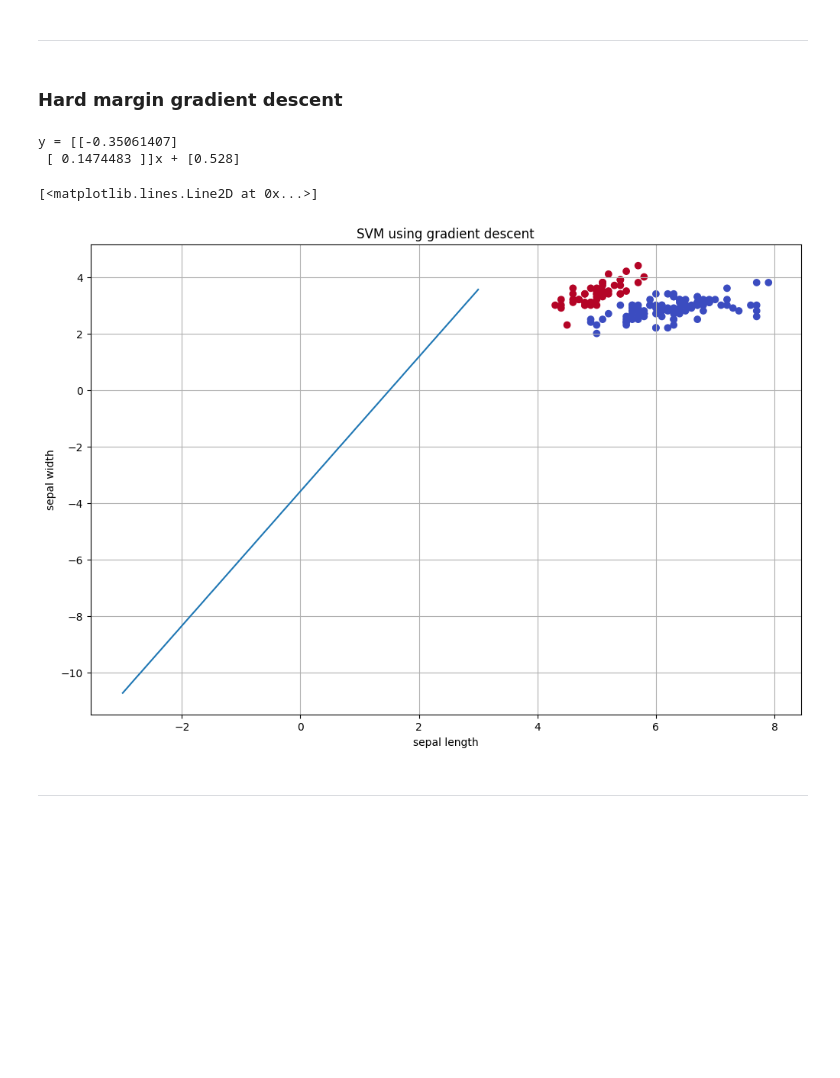
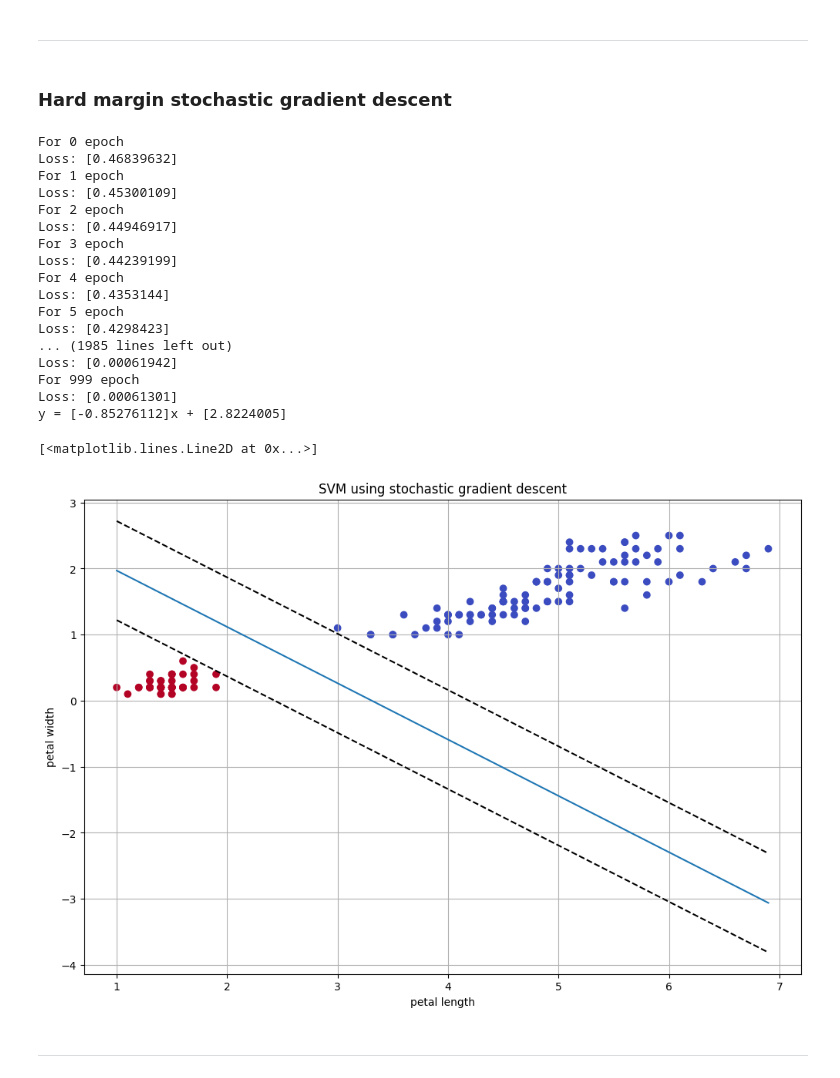
Before and after one commit to JasinskiKacper/machine_learning_from_scratch, a Jupyter notebook: 07_support_vector_machine_svm/experiments.ipynb, the cells around one changed output. Drawn from its saved outputs; the diff is of its cells as text; code cells hidden in the pictures; blank space fills up the shorter version.

```diff
--- a/07_support_vector_machine_svm/experiments.ipynb
+++ b/07_support_vector_machine_svm/experiments.ipynb
@@ -112,38 +113,57 @@ sns.pairplot(data=df, hue='class', palette='deep')
 # %% [markdown]
 ---
 # %% [markdown]
-### **Hard margin gradient descent**
+### **Hard margin stochastic gradient descent**
 # %%
-from hard_margin_gd import Hard_margin_GD
+from hard_margin_sgd import Hard_margin_SGD
 
-X = df[['sepal_length', 'sepal_width']].to_numpy()
+X = df[['petal_length', 'petal_width']].to_numpy()
 
 y = df['class'].to_numpy()
 
-hard_margin_gd = Hard_margin_GD()
-hard_margin_gd.fit(X, y, max_iters=1000, lr=0.001, stats=False)
+hard_margin_sgd = Hard_margin_SGD()
+hard_margin_sgd.fit(X, y, max_iters=1000, lr=0.001, stats=True)
 
 
 plt.figure(figsize=(12, 8))
 plt.scatter(X[:, 0], X[:, 1], c=y, label='data', cmap='coolwarm')
 plt.grid()
-plt.xlabel('sepal length')
-plt.ylabel('sepal width')
-plt.title('SVM using gradient descent')
+plt.xlabel('petal length')
+plt.ylabel('petal width')
+plt.title('SVM using stochastic gradient descent')
 
-w1 = hard_margin_gd.weights[0]
-w2 = hard_margin_gd.weights[1]
-b = hard_margin_gd.bias
-print(f'y = {np.array([w1, w2])}x + {b}')
+w1 = hard_margin_sgd.weights[0]
+w2 = hard_margin_sgd.weights[1]
+b = hard_margin_sgd.bias
+a = -(w1 / w2)
+intercept = -(b / w2)
 
-x1 = np.linspace(-3, 3, 100)
-x2 =  - ((w1 * x1) + b) / w2
+x1 = np.linspace(X[:, 0].min(), X[:, 0].max(), 100)
+x2 = (a * x1) + intercept
+print(f'y = {a}x + {intercept}')
 
 plt.plot(x1, x2)
+plt.plot(x1, x2 + 0.75, '--', color='black')
+plt.plot(x1, x2 - 0.75, '--', color='black')
 # %% [output]
-y = [[-0.35061407]
- [ 0.1474483 ]]x + [0.528]
+For 0 epoch
+Loss: [0.46839632]
+For 1 epoch
+Loss: [0.45300109]
+For 2 epoch
+Loss: [0.44946917]
+For 3 epoch
+Loss: [0.44239199]
+For 4 epoch
+Loss: [0.4353144]
+For 5 epoch
+Loss: [0.4298423]
+... (1985 lines left out)
+Loss: [0.00061942]
+For 999 epoch
+Loss: [0.00061301]
+y = [-0.85276112]x + [2.8224005]
 [<matplotlib.lines.Line2D at 0x...>]
-[figure, old version]
+[figure, new version]
 # %% [markdown]
 ---
```
Also changed, not shown: parts of 14 cells of this notebook, 7 other files.
